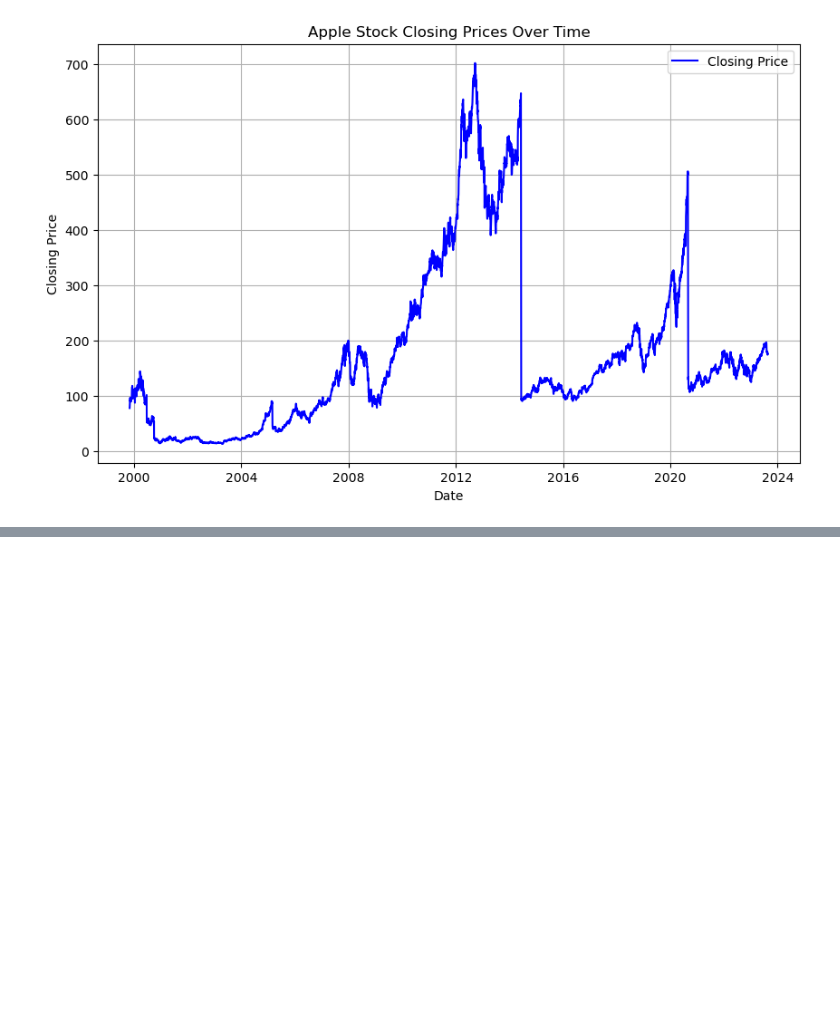
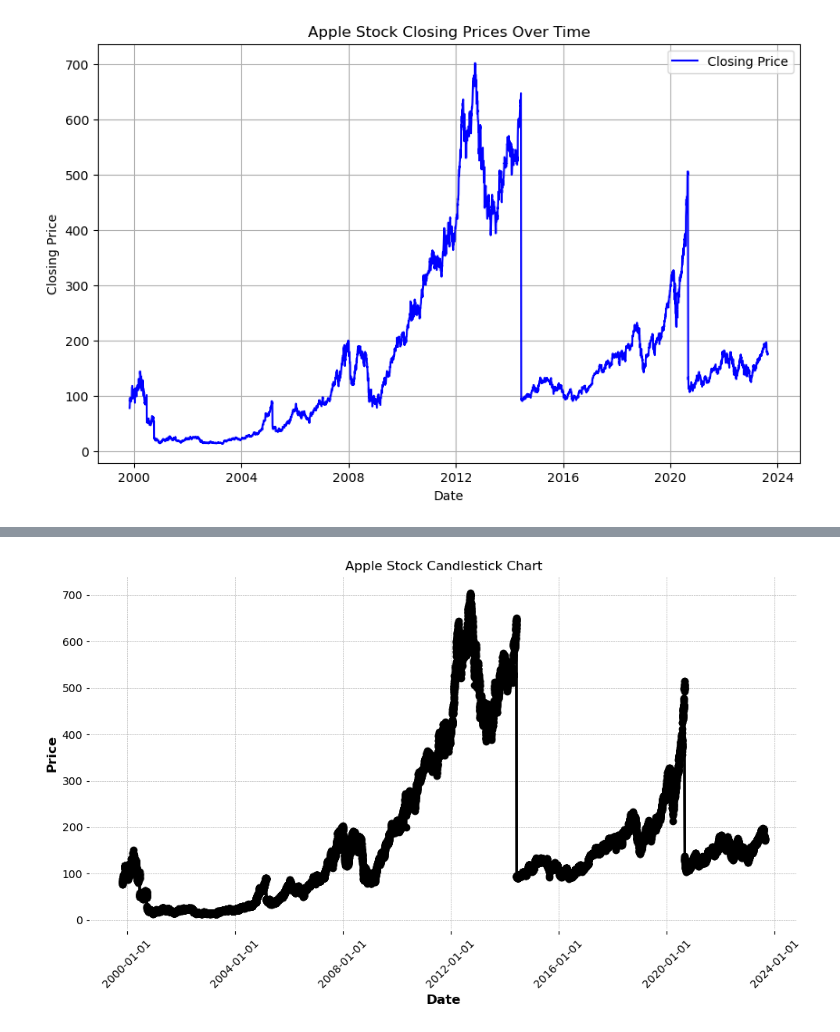
Before and after one commit to TARUNABANSALA/stockprice_analysis, a Jupyter notebook: stockprice_timeseries_analysis.ipynb, the cells around one changed output, grey strips where cells are left out. Saved outputs shown, nothing was run; the diff lists cells and outputs as text; code cells hidden in the pictures; blank space fills up the shorter version.

```diff
--- a/stockprice_timeseries_analysis.ipynb
+++ b/stockprice_timeseries_analysis.ipynb
@@ -87,0 +147,22 @@ plt.show()
+# %%
+import pandas as pd
+import matplotlib.pyplot as plt
+from matplotlib.dates import date2num
+
+# Create the candlestick chart
+fig, ax = plt.subplots(figsize=(10, 6))
+candlestick = ax.plot(APPL_stocks_df.index, APPL_stocks_df[['Open', 'Close', 'High', 'Low']].values, marker='o', linestyle='-', color='black')
+
+# Format x-axis as dates
+ax.xaxis_date()
+ax.xaxis.set_major_formatter(plt.matplotlib.dates.DateFormatter('%Y-%m-%d'))
+plt.xticks(rotation=45)
+
+ax.set_title('Apple Stock Candlestick Chart')
+ax.set_xlabel('Date')
+ax.set_ylabel('Price')
+
+plt.tight_layout()
+plt.show()
+# %% [output]
+[figure, added]
```
Also changed, not shown: parts of 10 cells of this notebook.
